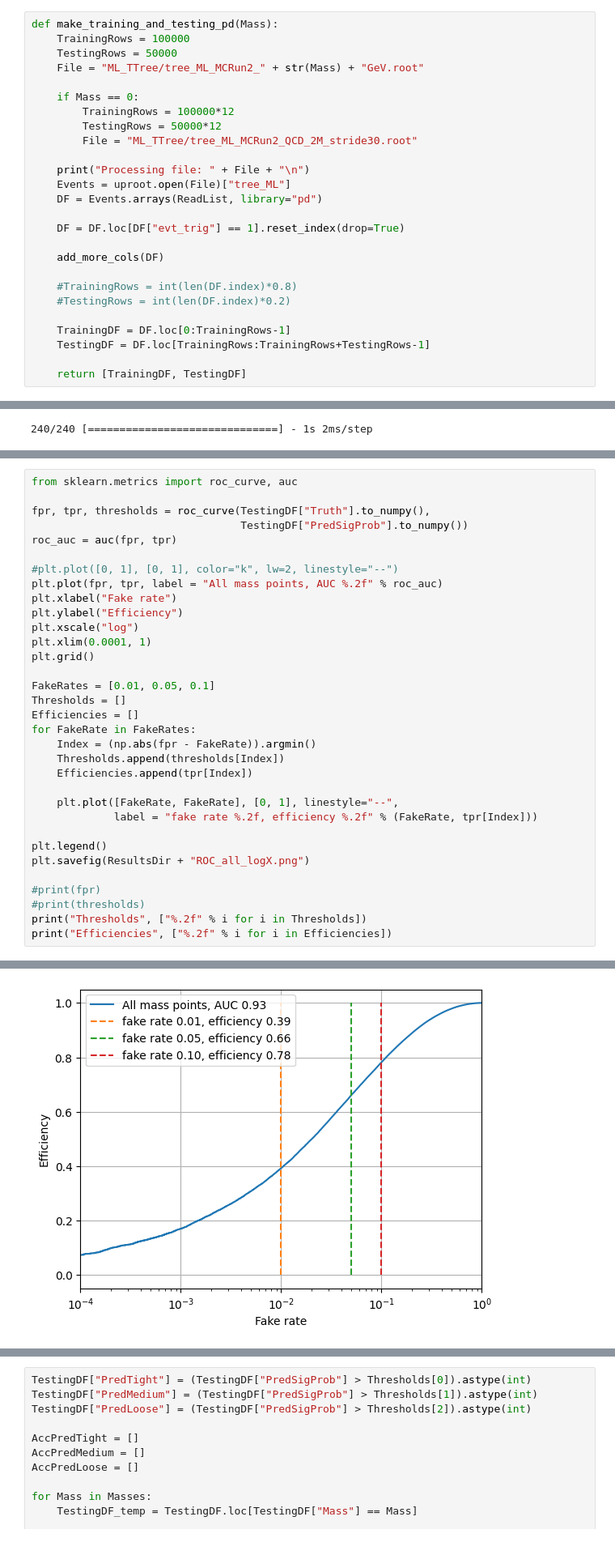
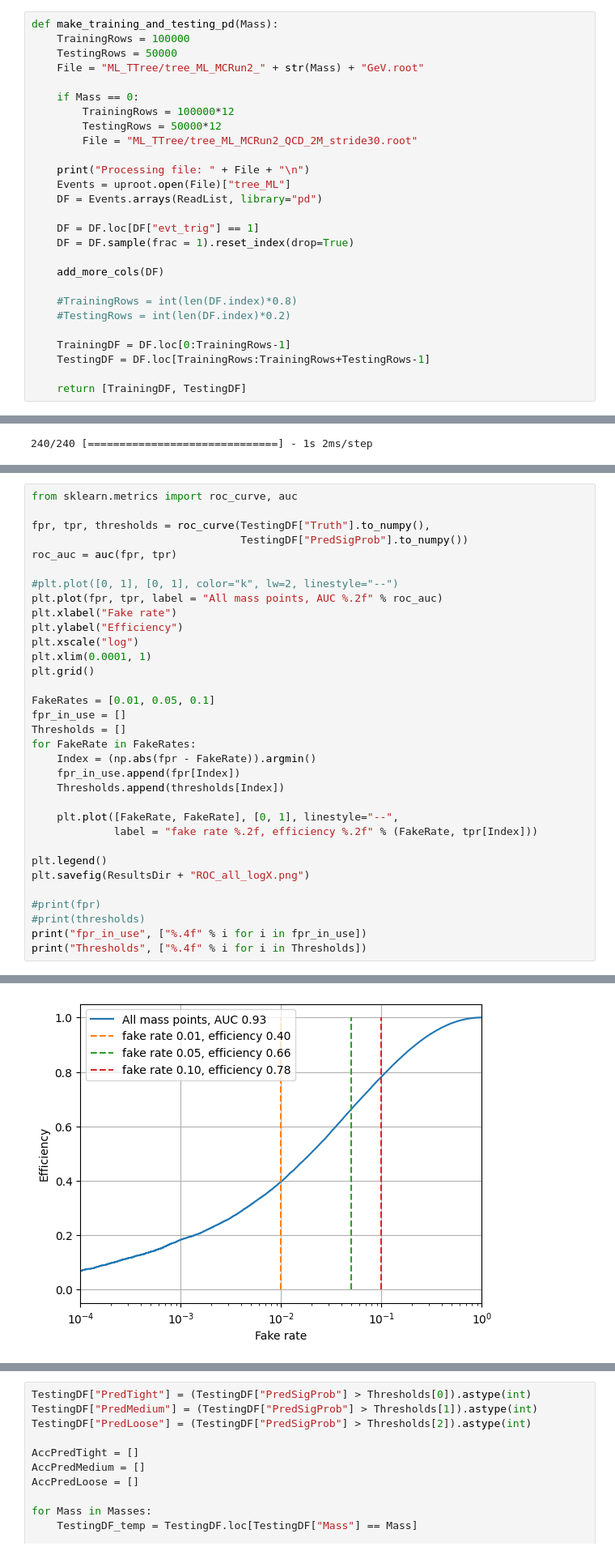
Before and after one commit to wang-hui/DiJet_ML, a Jupyter notebook: SigBG_CNN.ipynb, the cells around one changed output, grey strips where cells are left out. Shown at 81% size. Drawn from its saved outputs; the diff is of its cells as text.

```diff
--- a/SigBG_CNN.ipynb
+++ b/SigBG_CNN.ipynb
@@ -47,7 +47,8 @@ def make_training_and_testing_pd(Mass):
     Events = uproot.open(File)["tree_ML"]
     DF = Events.arrays(ReadList, library="pd")
 
-    DF = DF.loc[DF["evt_trig"] == 1].reset_index(drop=True)
+    DF = DF.loc[DF["evt_trig"] == 1]
+    DF = DF.sample(frac = 1).reset_index(drop=True)
 
     add_more_cols(DF)
 
@@ -400,12 +401,12 @@ plt.xlim(0.0001, 1)
 plt.grid()
 
 FakeRates = [0.01, 0.05, 0.1]
+fpr_in_use = []
 Thresholds = []
-Efficiencies = []
 for FakeRate in FakeRates:
     Index = (np.abs(fpr - FakeRate)).argmin()
+    fpr_in_use.append(fpr[Index])
     Thresholds.append(thresholds[Index])
-    Efficiencies.append(tpr[Index])
 
     plt.plot([FakeRate, FakeRate], [0, 1], linestyle="--",
              label = "fake rate %.2f, efficiency %.2f" % (FakeRate, tpr[Index]))
@@ -415,6 +416,6 @@ plt.savefig(ResultsDir + "ROC_all_logX.png")
 
 #print(fpr)
 #print(thresholds)
-print("Thresholds", ["%.2f" % i for i in Thresholds])
-print("Efficiencies", ["%.2f" % i for i in Efficiencies])
+print("fpr_in_use", ["%.4f" % i for i in fpr_in_use])
+print("Thresholds", ["%.4f" % i for i in Thresholds])
 # %% [output]
@@ -423,4 +425,4 @@ Efficiencies ['0.39', '0.66', '0.78']
-[figure, old version]
+[figure, new version]
 # %%
 TestingDF_QCD = TestingDF.loc[TestingDF["Mass"] == 0]
 
```
Also changed, not shown: parts of 16 cells of this notebook, 1 other file.
